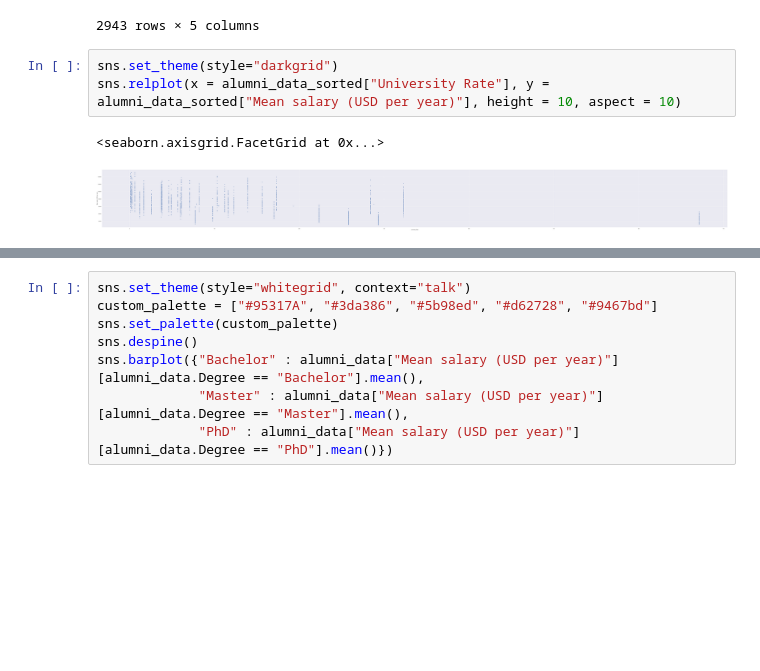
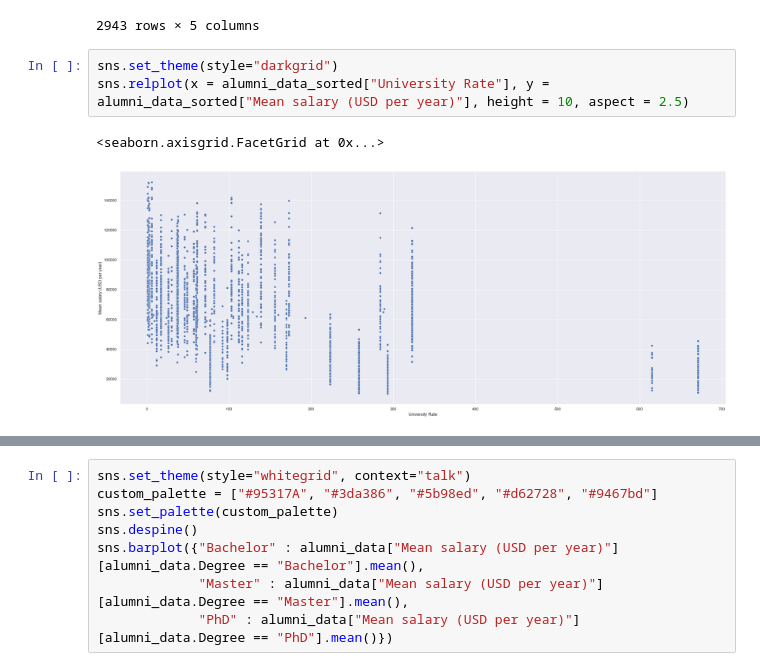
Before and after one commit to maxtheshock/PythonDS-Project, a Jupyter notebook: PythonNotebook.ipynb, the cells around one changed output, grey strips where cells are left out. Cells and saved outputs as stored; diff of their text form; blank space fills up the shorter version.

Commit message:
big plot about students

```diff
--- a/PythonNotebook.ipynb
+++ b/PythonNotebook.ipynb
@@ -363,7 +363,7 @@ alumni_data
 2943 rows × 5 columns
 # %%
 sns.set_theme(style="darkgrid")
-sns.relplot(x = alumni_data_sorted["University Rate"], y = alumni_data_sorted["Mean salary (USD per year)"], height = 10, aspect = 10)
+sns.relplot(x = alumni_data_sorted["University Rate"], y = alumni_data_sorted["Mean salary (USD per year)"], height = 10, aspect = 2.5)
 # %% [output]
 <seaborn.axisgrid.FacetGrid at 0x...>
-[figure, old version]
+[figure, new version]
```
Also changed, not shown: parts of 14 cells of this notebook.
